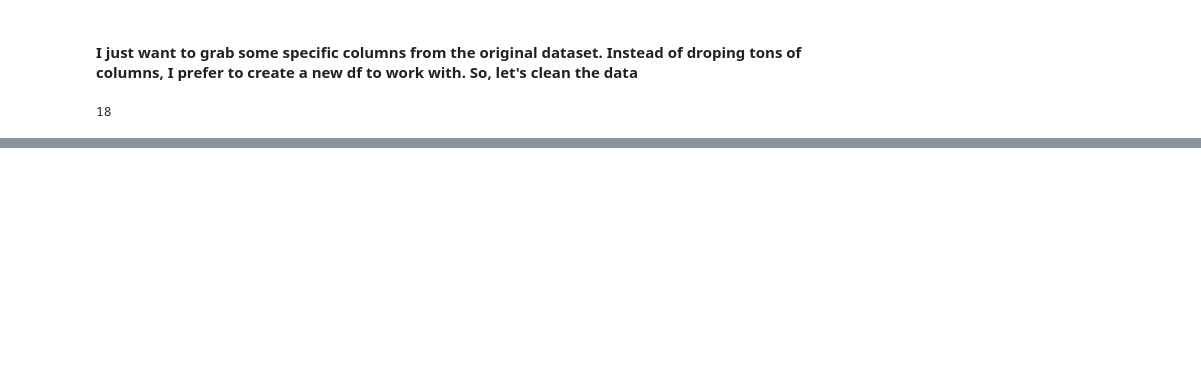
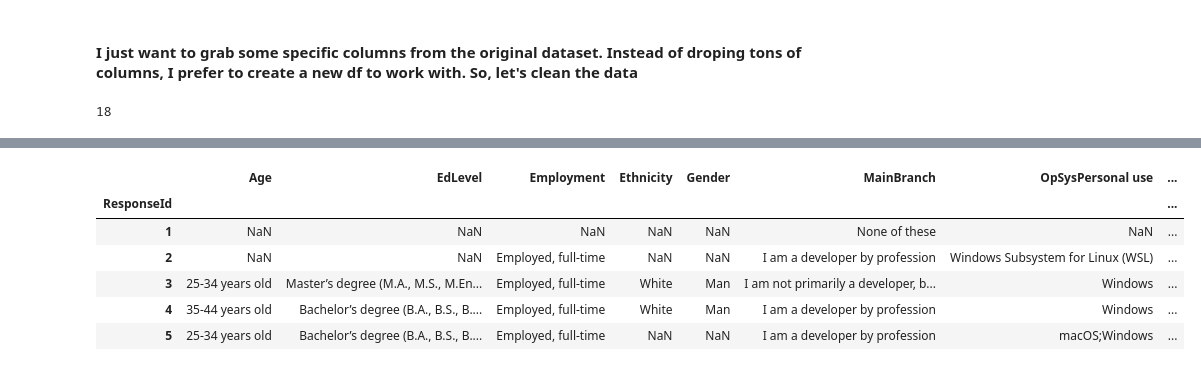
Before and after one commit to Daniboycg/stack_overflow_survey_project, a Jupyter notebook: Stack_overflow_survey_Insights.ipynb, the cells around one changed output, grey strips where cells are left out. Cells and saved outputs as stored; diff of their text form; code cells hidden in the pictures; blank space fills up the shorter version.

Commit message:
Interest_df

```diff
--- a/Stack_overflow_survey_Insights.ipynb
+++ b/Stack_overflow_survey_Insights.ipynb
@@ -25,3 +25,6 @@ interest_columns = ['ResponseId','MainBranch','Employment','RemoteWork','EdLevel
 len(interest_columns)
 # %% [output]
 18
+# %%
+df = original_df[interest_columns].copy()
+df.head()
@@ -27,0 +38,16 @@ len(interest_columns)
+# %%
+df.set_index('ResponseId', inplace=True)
+# %%
+df.rename(columns={'ConvertedCompYearly':'YearlySalary','DatabaseHaveWorkedWith':'WorkedDatabase','DevType':'CurrentJob','LanguageHaveWorkedWith':'WorkedLanguage','PlatformHaveWorkedWith':'WorkedPlatform','PurchaseInfluence':'Influence'},inplace=True)
+# %%
+df.sort_index(axis='columns',inplace=True)
+# %%
+df.head()
+# %% [output]
+|  | Age | EdLevel | Employment | Ethnicity | Gender | MainBranch | OpSysPersonal use | ... |
+| ResponseId |  |  |  |  |  |  |  | ... |
+| 1 | NaN | NaN | NaN | NaN | NaN | None of these | NaN | ... |
+| 2 | NaN | NaN | Employed, full-time | NaN | NaN | I am a developer by profession | Windows Subsystem for Linux (WSL) | ... |
+| 3 | 25-34 years old | Master’s degree (M.A., M.S., M.En... | Employed, full-time | White | Man | I am not primarily a developer, b... | Windows | ... |
+| 4 | 35-44 years old | Bachelor’s degree (B.A., B.S., B.... | Employed, full-time | White | Man | I am a developer by profession | Windows | ... |
+| 5 | 25-34 years old | Bachelor’s degree (B.A., B.S., B.... | Employed, full-time | NaN | NaN | I am a developer by profession | macOS;Windows | ... |
```
Also changed, not shown: parts of 1 cell of this notebook.
